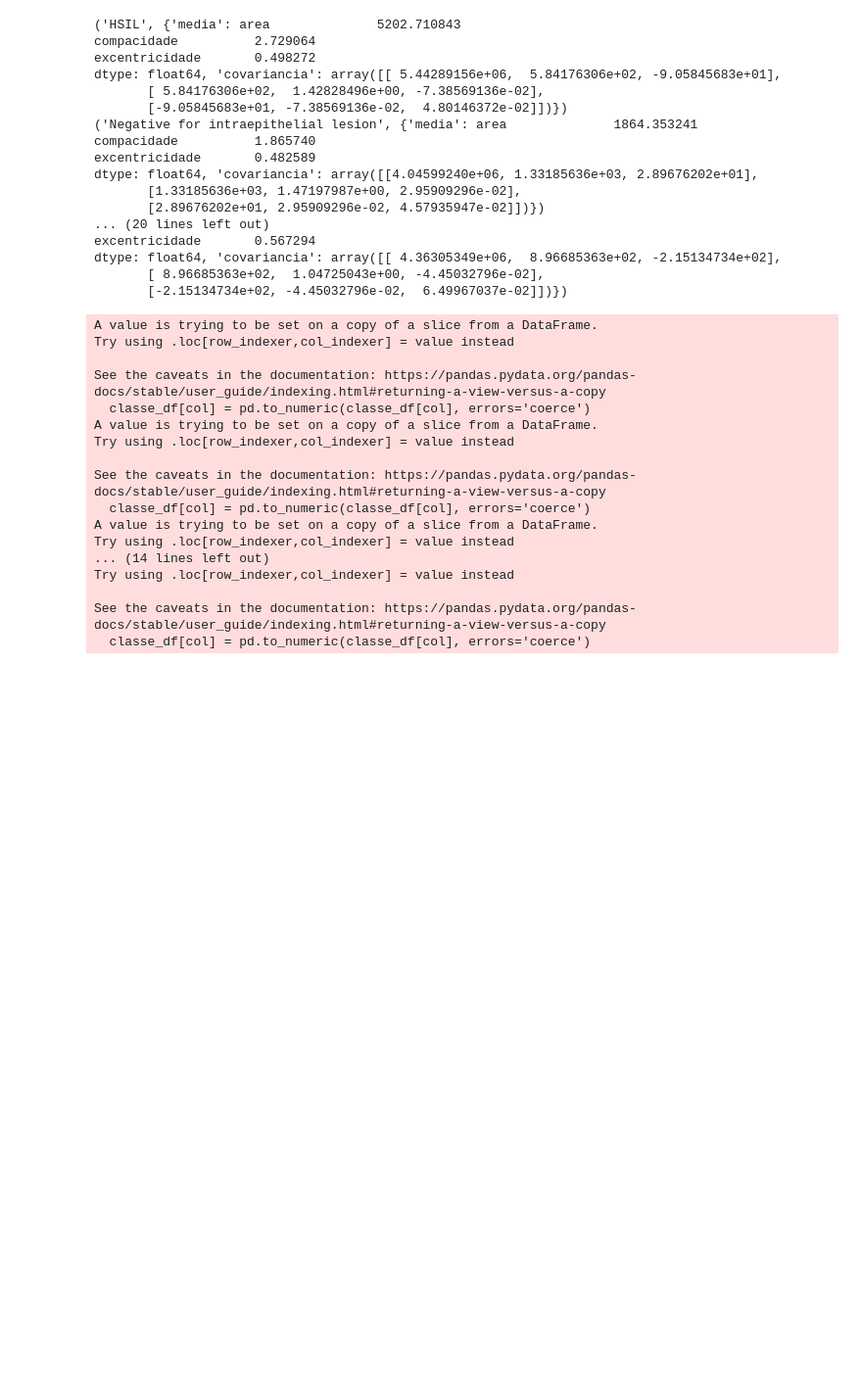
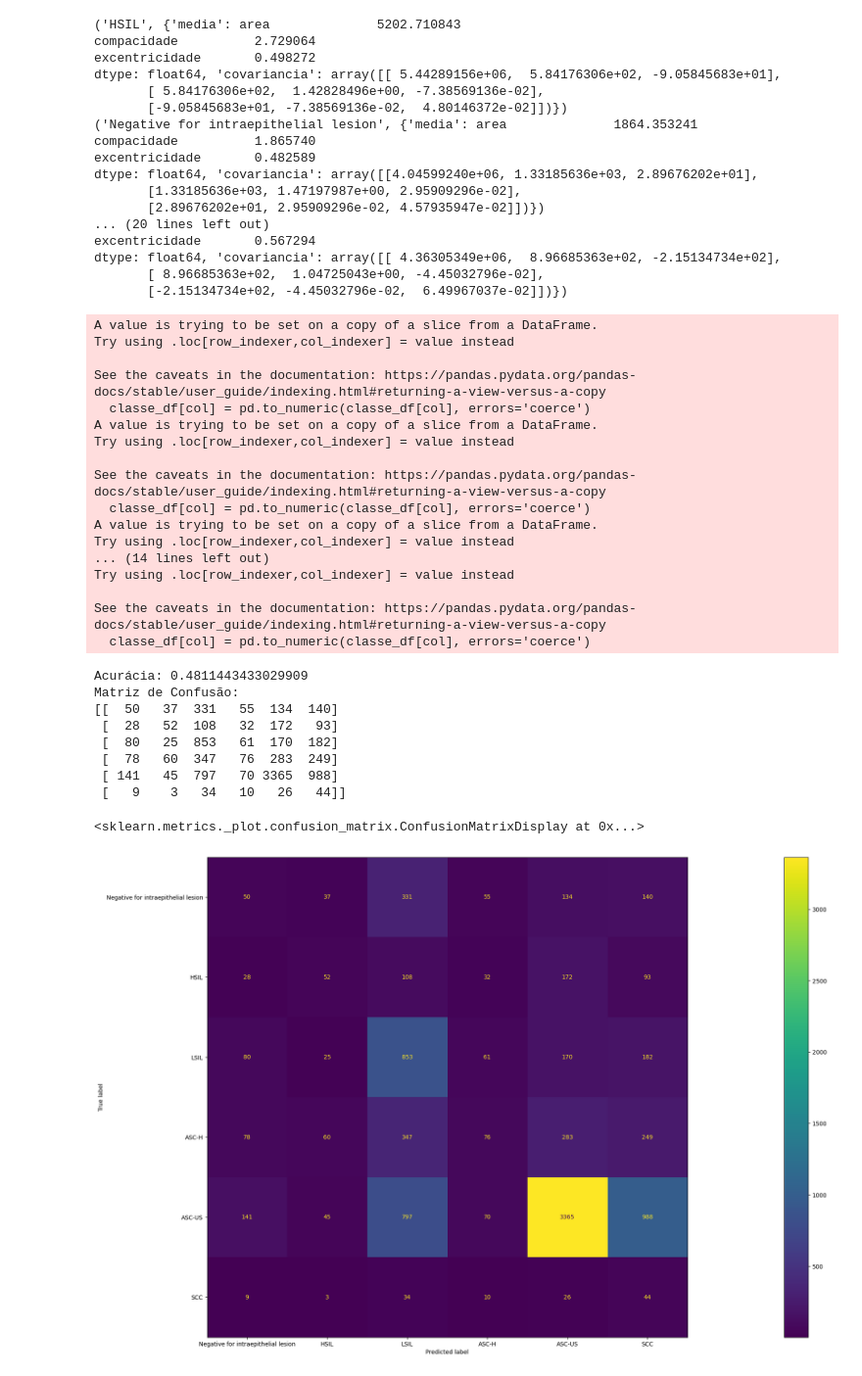
Before and after one commit to viniciushgiovanini/pai-papanicolau, a Jupyter notebook: src/AI/processamento_testes_part2.ipynb, the cells around one changed output. Shown at 98% size. Drawn from its saved outputs; the diff is of its cells as text; code cells hidden in the pictures; blank space fills up the shorter version.

Commit message:
fix: plot da matrix de confusao sem seaborn

```diff
--- a/src/AI/processamento_testes_part2.ipynb
+++ b/src/AI/processamento_testes_part2.ipynb
@@ -352,6 +346,62 @@ Try using .loc[row_indexer,col_indexer] = value instead
 
 See the caveats in the documentation: https://pandas.pydata.org/pandas-docs/stable/user_guide/indexing.html#returning-a-view-versus-a-copy
   classe_df[col] = pd.to_numeric(classe_df[col], errors='coerce')
+# %%
+from scipy.spatial.distance import mahalanobis
+
+# Função para classificar uma amostra usando distância de Mahalanobis
+def classificar_mahalanobis(amostra, estatisticas_por_classe):
+    distancias = {}
+    for classe, estatisticas in estatisticas_por_classe.items():
+        distancias[classe] = mahalanobis(amostra, estatisticas['media'], np.linalg.inv(estatisticas['covariancia']))
+    return min(distancias, key=distancias.get)
+
+
+test_df['predicao_mahalanobis'] = test_df[['area', 'compacidade', 'excentricidade']].apply(
+    lambda x: classificar_mahalanobis(x, estatisticas_treinamento),
+    axis=1
+)
+
+
+# Acurácia
+acuracia = accuracy_score(test_df['label'], test_df['predicao_mahalanobis'])
+print(f'Acurácia: {acuracia}')
+
+# Matriz de Confusão
+matriz_confusao = confusion_matrix(test_df['label'], test_df['predicao_mahalanobis'])
+# print('Matriz de Confusão:')
+# print(matriz_confusao)
+
+# plt.figure(figsize=(8, 6))
+# sns.heatmap(matriz_confusao, annot=True, fmt='d', cmap='Blues', xticklabels=df['label'].unique(), yticklabels=df['label'].unique())
+
+
+y_true = test_df['label']
+y_pred = test_df['predicao_mahalanobis']
+
+# Calcule a matriz de confusão
+matriz_confusao = confusion_matrix(y_true, y_pred)
+
+# Imprima a matriz de confusão
+print('Matriz de Confusão:')
+print(matriz_confusao)
+
+
+labels = test_df['label'].unique()  # Substitua pelo seu conjunto específico de rótulos
+disp = ConfusionMatrixDisplay(confusion_matrix=matriz_confusao, display_labels=labels)
+fig, ax = plt.subplots(figsize=(60,15))
+disp.plot(ax=ax)
+# %% [output]
+Acurácia: 0.4811443433029909
+Matriz de Confusão:
+[[  50   37  331   55  134  140]
+ [  28   52  108   32  172   93]
+ [  80   25  853   61  170  182]
+ [  78   60  347   76  283  249]
+ [ 141   45  797   70 3365  988]
+ [   9    3   34   10   26   44]]
+<sklearn.metrics._plot.confusion_matrix.ConfusionMatrixDisplay at 0x...>
+[figure, added]
 # %%
 from scipy.spatial.distance import mahalanobis
 
```
Also changed, not shown: parts of 3 cells of this notebook, 1 other file.
